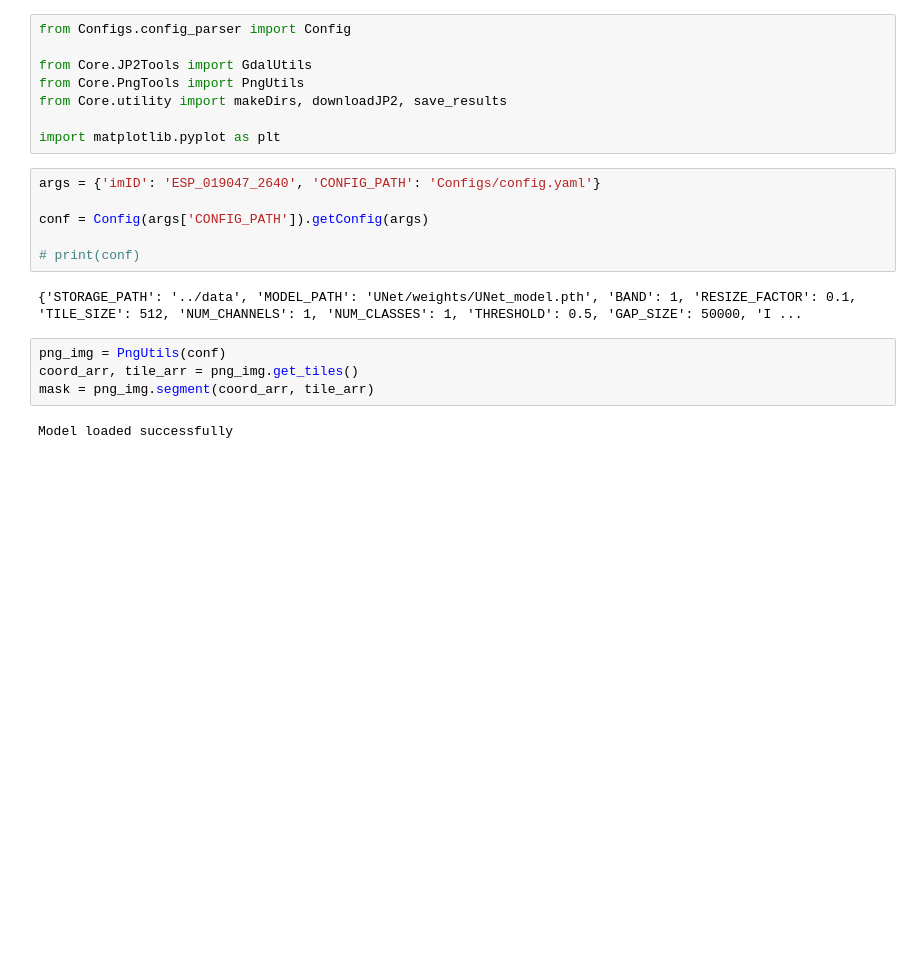
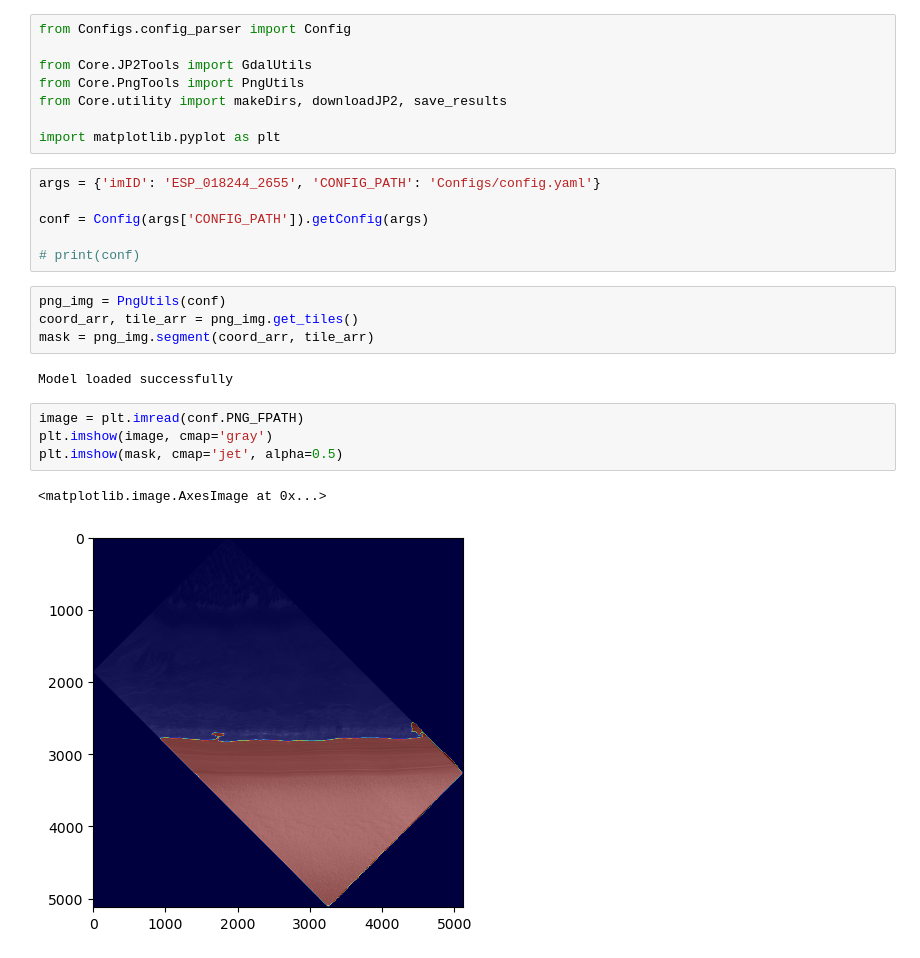
Before and after one commit to nikita-filianin/Relief-Contours, a Jupyter notebook: main.ipynb, the cells around one changed output. Cells and saved outputs as stored; diff of their text form; blank space fills up the shorter version.

```diff
--- a/main.ipynb
+++ b/main.ipynb
@@ -7,16 +7,21 @@ from Core.utility import makeDirs, downloadJP2, save_results
 
 import matplotlib.pyplot as plt
 # %%
-args = {'imID': 'ESP_019047_2640', 'CONFIG_PATH': 'Configs/config.yaml'}
+args = {'imID': 'ESP_018244_2655', 'CONFIG_PATH': 'Configs/config.yaml'}
 
 conf = Config(args['CONFIG_PATH']).getConfig(args)
 
 # print(conf)
-# %% [output]
-{'STORAGE_PATH': '../data', 'MODEL_PATH': 'UNet/weights/UNet_model.pth', 'BAND': 1, 'RESIZE_FACTOR': 0.1, 'TILE_SIZE': 512, 'NUM_CHANNELS': 1, 'NUM_CLASSES': 1, 'THRESHOLD': 0.5, 'GAP_SIZE': 50000, 'I ...
 # %%
 png_img = PngUtils(conf)
 coord_arr, tile_arr = png_img.get_tiles()
 mask = png_img.segment(coord_arr, tile_arr)
 # %% [output]
 Model loaded successfully
+# %%
+image = plt.imread(conf.PNG_FPATH)
+plt.imshow(image, cmap='gray')
+plt.imshow(mask, cmap='jet', alpha=0.5)
+# %% [output]
+<matplotlib.image.AxesImage at 0x...>
+[figure, added]
```
